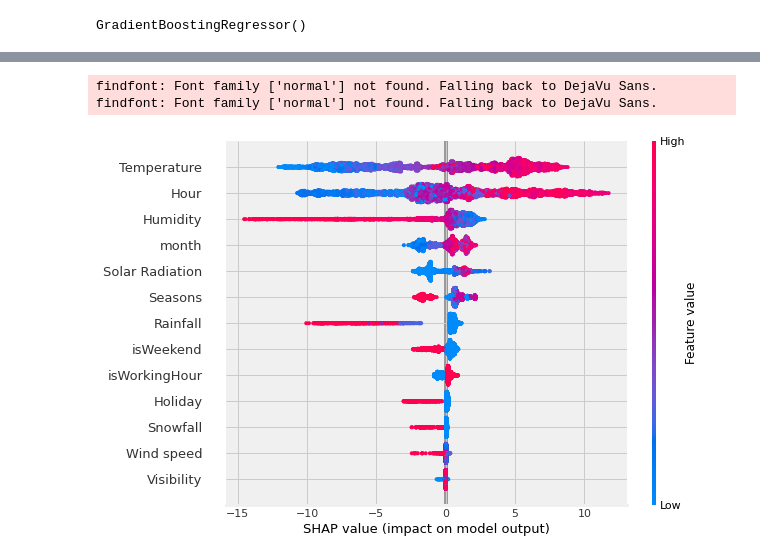
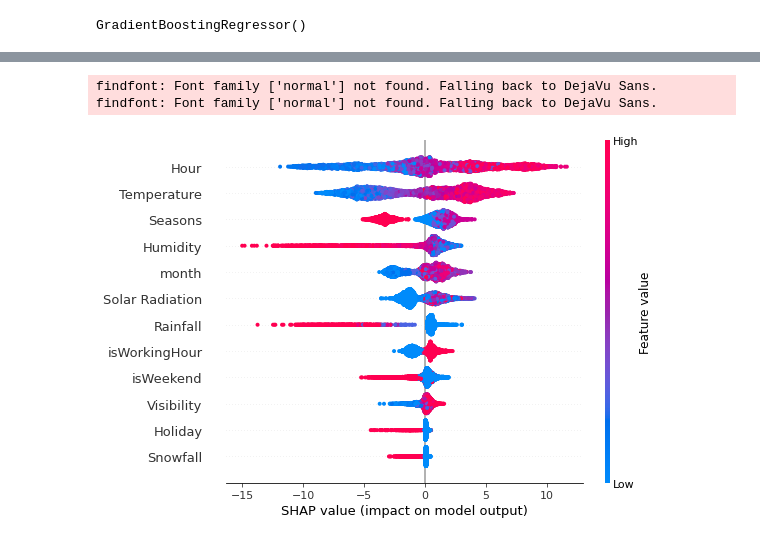
Before and after one commit to arunav93/Capstone-Project---Seoul-Bike-Sharing-Demand-Prediction, a Jupyter notebook: Seoul_Bike_Sharing_Demand_Prediction.ipynb, the cells around one changed output, grey strips where cells are left out. Saved outputs shown, nothing was run; the diff lists cells and outputs as text; code cells hidden in the pictures.

```diff
--- a/Seoul_Bike_Sharing_Demand_Prediction.ipynb
+++ b/Seoul_Bike_Sharing_Demand_Prediction.ipynb
@@ -1441,0 +1292,6 @@ Adjusted R2  :  0.871640048065995
+# %%
+# Hyperparameter tuning using GridSearchCV
+grid_search = GridSearchCV(estimator = rf, param_grid = param_grid,
+                           cv = 3, n_jobs = -1, verbose = 2)
+# %%
+grid_search.fit(X_train, y_train)
@@ -1441,0 +1317,6 @@ Adjusted R2  :  0.871640048065995
+# %%
+# Create Random Forest with best parameters
+best_rf = RandomForestRegressor(bootstrap=False, max_depth=290, max_features='sqrt',
+                      min_samples_split=4, n_estimators=390)
+# %%
+best_rf.fit(X_train, y_train)
@@ -1463,15 +1370,14 @@ Successfully installed shap-0.40.0 slicer-0.0.7
 import shap
 # %%
 # Create object that can calculate shap values
-explainer_train = shap.TreeExplainer(gb_model)
+explainer_train = shap.TreeExplainer(best_rf)
 
 # calculate shap values. This is what we will plot.
 shap_values_train = explainer_train.shap_values(X_train)
 
 # make plot.
 shap.summary_plot(shap_values_train,X_train,plot_type='dot')
-#shap.dependence_plot('Rented Bike Count', shap_values[1], X, interaction_index="Goal Scored")
 # %% [output]
 findfont: Font family ['normal'] not found. Falling back to DejaVu Sans.
 findfont: Font family ['normal'] not found. Falling back to DejaVu Sans.
-[figure, old version]
+[figure, new version]
```
Also changed, not shown: parts of 165 cells of this notebook.
